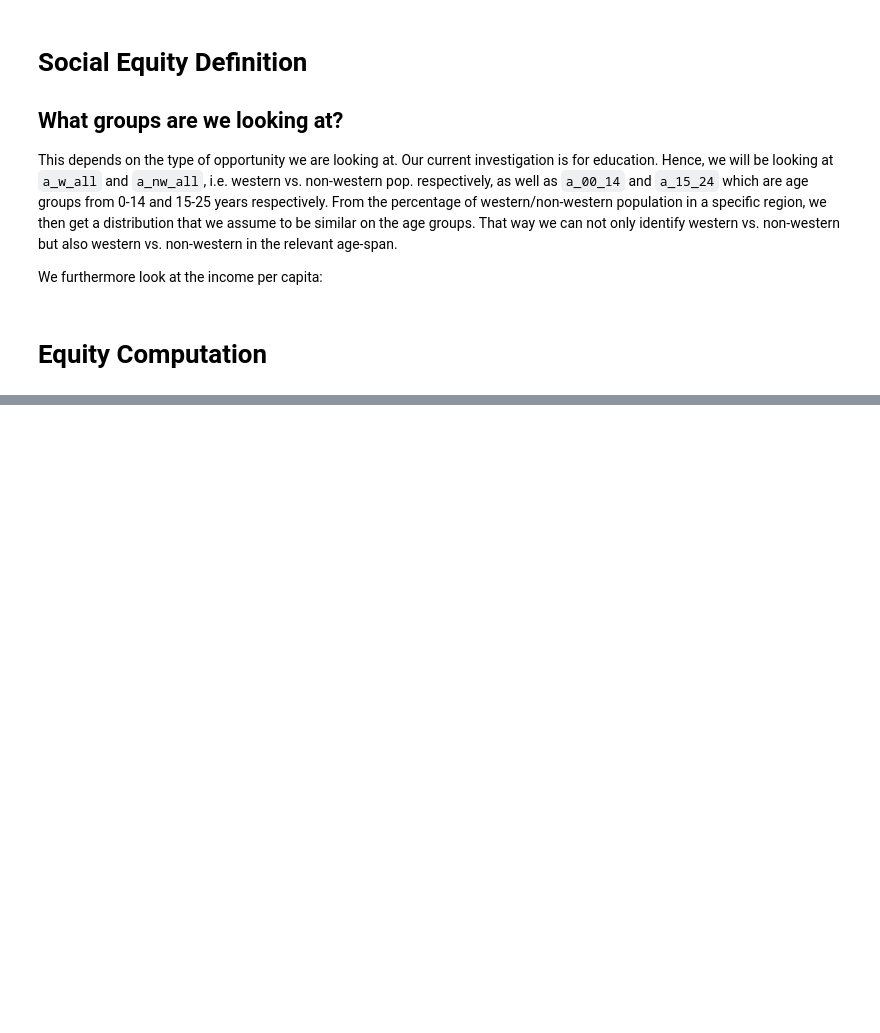
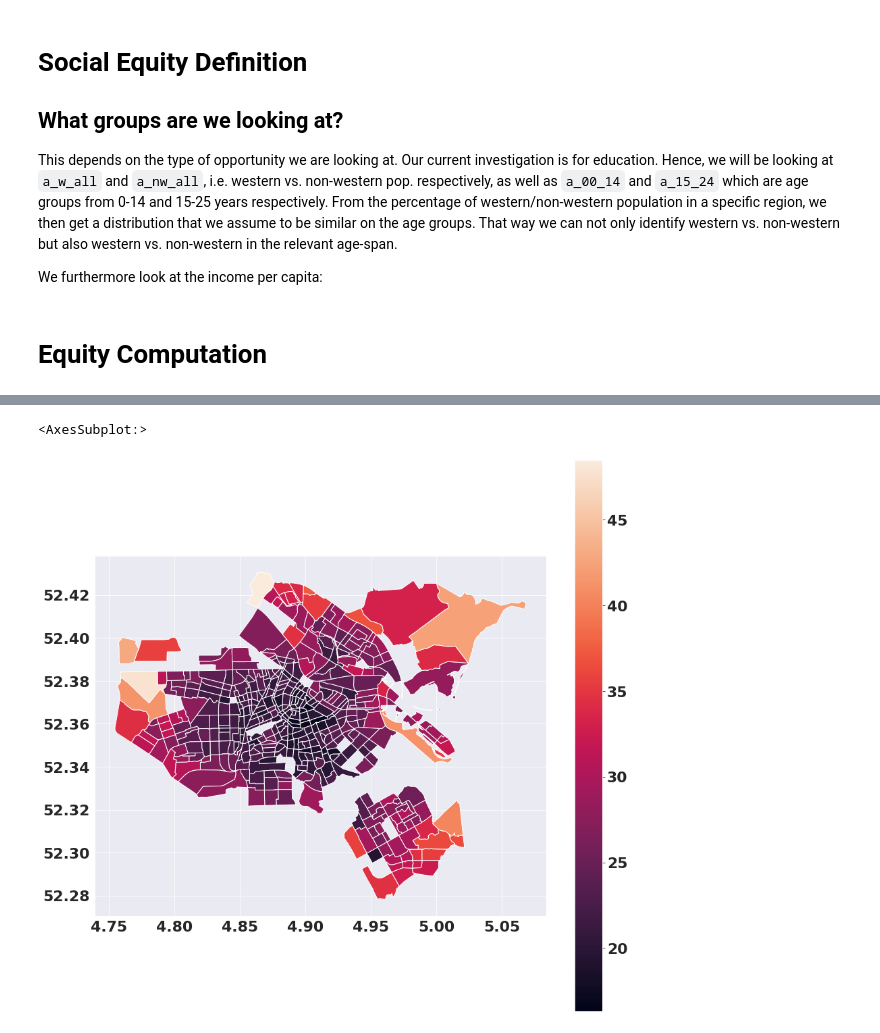
Before and after one commit to EquiCity/thesis, a Jupyter notebook: eda/notebooks/ams_transit_network_accessibility_analysis.ipynb, the cells around one changed output, grey strips where cells are left out. Cells and saved outputs as stored; diff of their text form; code cells hidden in the pictures; blank space fills up the shorter version.

```diff
--- a/eda/notebooks/ams_transit_network_accessibility_analysis.ipynb
+++ b/eda/notebooks/ams_transit_network_accessibility_analysis.ipynb
@@ -93,0 +238,5 @@ lowest_40p_income_hh = kwb_19_ams_neighborhoods[['BU_NAAM', 'p_hh_li']]
+# %%
+buurt_avg_tt.plot(0, legend=True,figsize=(15,15))
+# %% [output]
+<AxesSubplot:>
+[figure, added]
```
Also changed, not shown: parts of 32 cells of this notebook, 30 other files.
